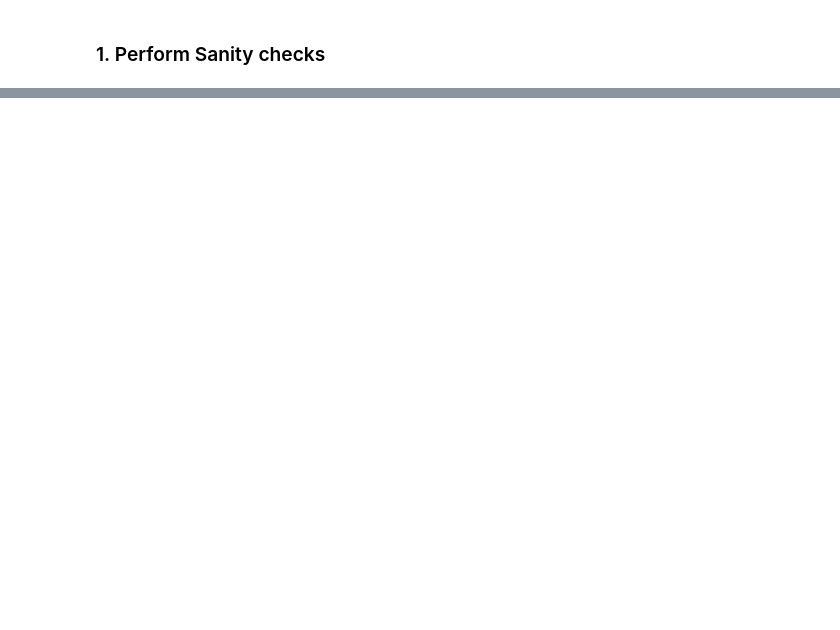
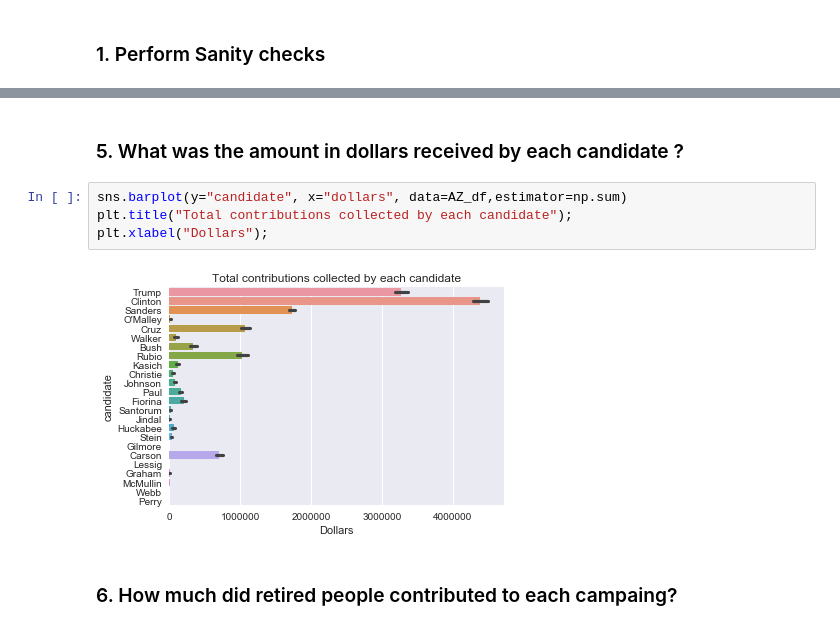
Before and after one commit to JCardenasRdz/SpringBoard, a Jupyter notebook: Projects/08_Work_on_your_Data_Story/08_Work_on_your_Data_Story.ipynb, the cells around one changed output, grey strips where cells are left out. Drawn from its saved outputs; the diff is of its cells as text; blank space fills up the shorter version.

```diff
--- a/Projects/08_Work_on_your_Data_Story/08_Work_on_your_Data_Story.ipynb
+++ b/Projects/08_Work_on_your_Data_Story/08_Work_on_your_Data_Story.ipynb
@@ -140,0 +77,10 @@ Submission Requirements: Submit links to a Github repository containing a Jupyte
+# %% [markdown]
+### 5. What was the amount in dollars received by each candidate ?
+# %%
+sns.barplot(y="candidate", x="dollars", data=AZ_df,estimator=np.sum)
+plt.title("Total contributions collected by each candidate");
+plt.xlabel("Dollars");
+# %% [output]
+[figure, added]
+# %% [markdown]
+### 6. How much did retired people contributed to each campaing?
```
Also changed, not shown: parts of 42 cells of this notebook, 2 other files.
